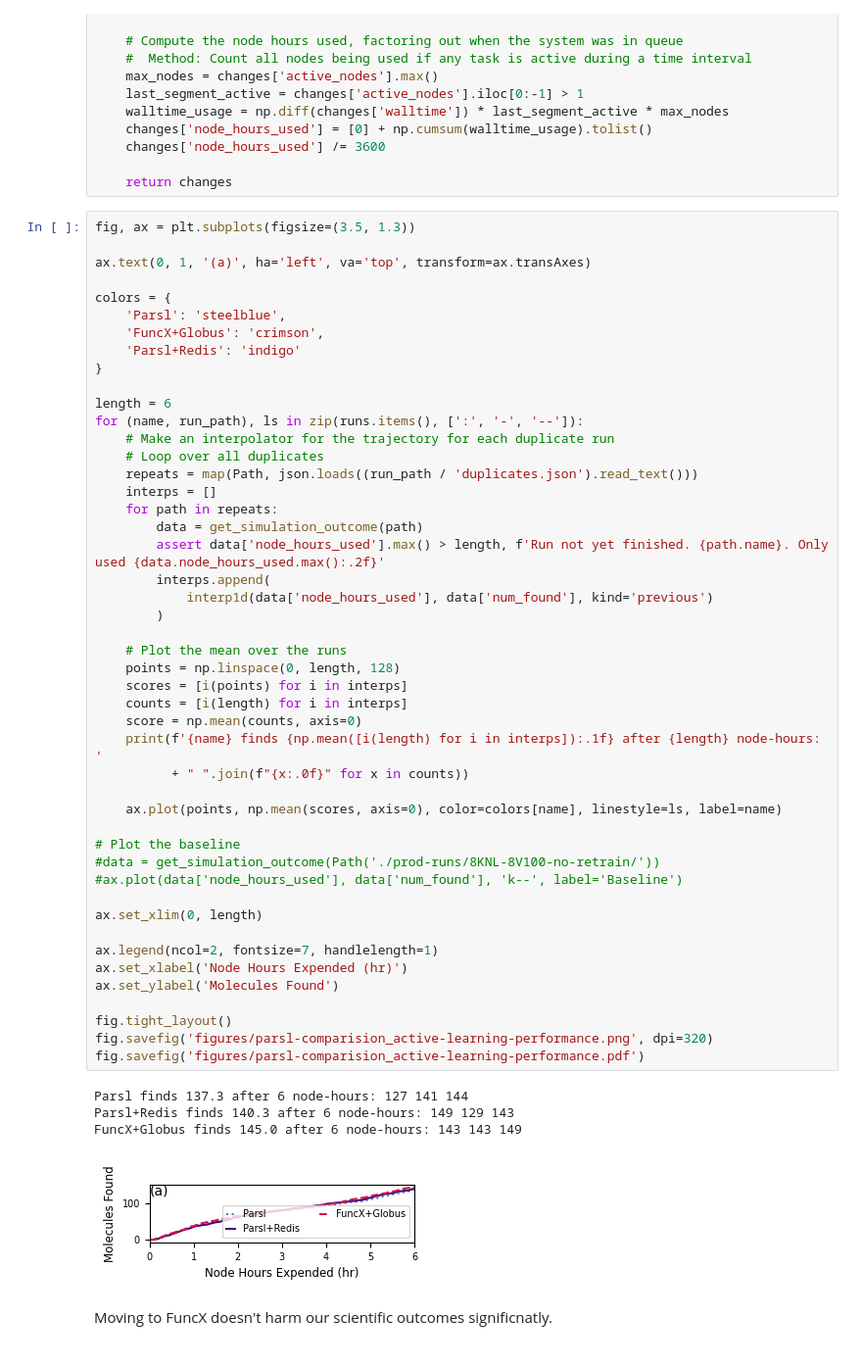
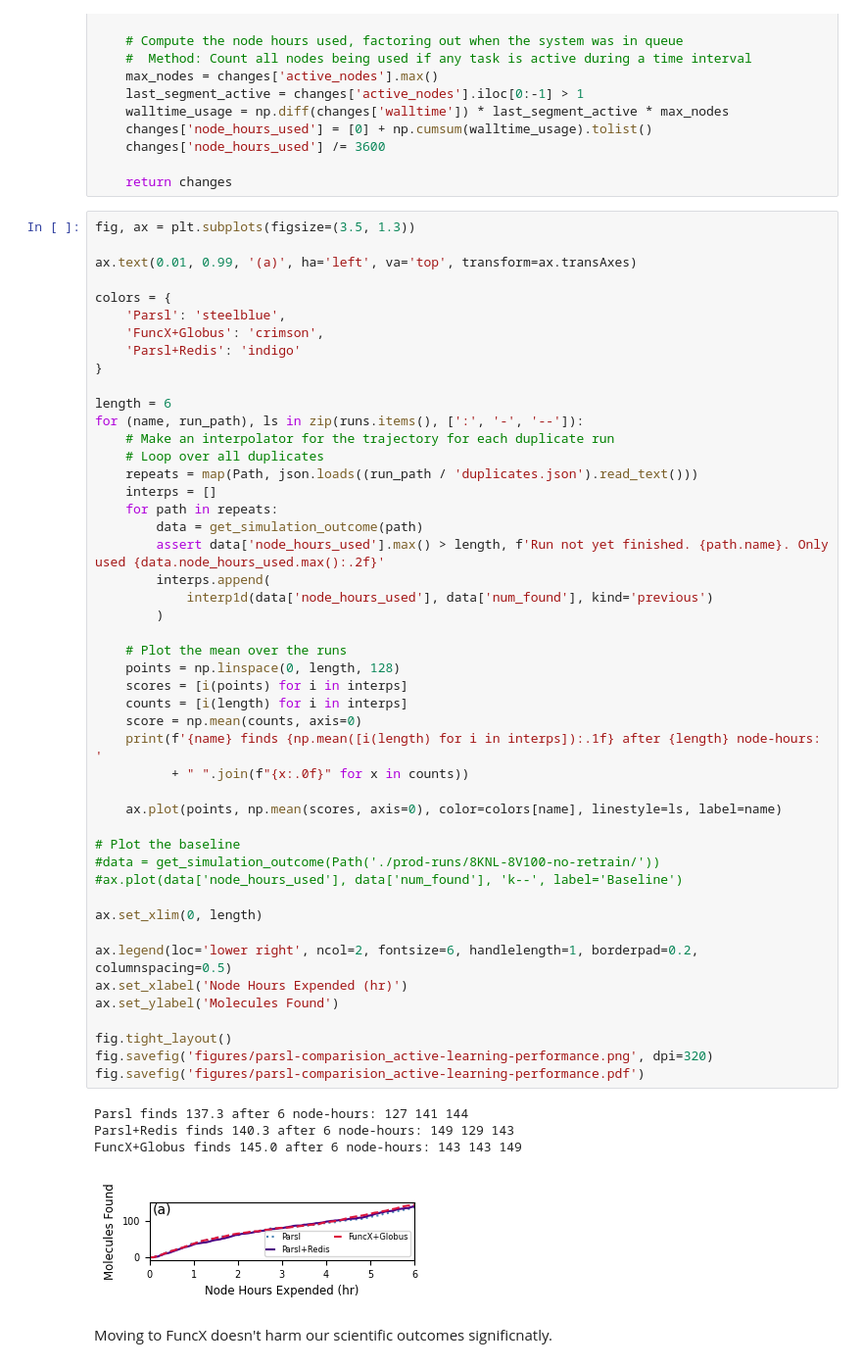
Before and after one commit to exalearn/multi-site-campaigns, a Jupyter notebook: molecular-design/notebooks/compare-to-parsl.ipynb, the cells around one changed output. Shown at 98% size. Drawn from its saved outputs; the diff is of its cells as text.

```diff
--- a/molecular-design/notebooks/compare-to-parsl.ipynb
+++ b/molecular-design/notebooks/compare-to-parsl.ipynb
@@ -265,7 +265,7 @@ def get_simulation_outcome(path) -> pd.DataFrame:
 # %%
 fig, ax = plt.subplots(figsize=(3.5, 1.3))
 
-ax.text(0, 1, '(a)', ha='left', va='top', transform=ax.transAxes)
+ax.text(0.01, 0.99, '(a)', ha='left', va='top', transform=ax.transAxes)
 
 colors = {
     'Parsl': 'steelblue',
@@ -285,34 +285,34 @@ for (name, run_path), ls in zip(runs.items(), [':', '-', '--']):
         interps.append(
             interp1d(data['node_hours_used'], data['num_found'], kind='previous')
         )
 
     # Plot the mean over the runs
     points = np.linspace(0, length, 128)
     scores = [i(points) for i in interps]
     counts = [i(length) for i in interps]
     score = np.mean(counts, axis=0)
     print(f'{name} finds {np.mean([i(length) for i in interps]):.1f} after {length} node-hours: '
           + " ".join(f"{x:.0f}" for x in counts))
 
     ax.plot(points, np.mean(scores, axis=0), color=colors[name], linestyle=ls, label=name)
 
 # Plot the baseline
 #data = get_simulation_outcome(Path('./prod-runs/8KNL-8V100-no-retrain/'))
 #ax.plot(data['node_hours_used'], data['num_found'], 'k--', label='Baseline')
 
 ax.set_xlim(0, length)
 
-ax.legend(ncol=2, fontsize=7, handlelength=1)
+ax.legend(loc='lower right', ncol=2, fontsize=6, handlelength=1, borderpad=0.2, columnspacing=0.5)
 ax.set_xlabel('Node Hours Expended (hr)')
 ax.set_ylabel('Molecules Found')
 
 fig.tight_layout()
 fig.savefig('figures/parsl-comparision_active-learning-performance.png', dpi=320)
 fig.savefig('figures/parsl-comparision_active-learning-performance.pdf')
 # %% [output]
 Parsl finds 137.3 after 6 node-hours: 127 141 144
 Parsl+Redis finds 140.3 after 6 node-hours: 149 129 143
 FuncX+Globus finds 145.0 after 6 node-hours: 143 143 149
-[figure, old version]
+[figure, new version]
 # %% [markdown]
 Moving to FuncX doesn't harm our scientific outcomes significnatly.
```
Also changed, not shown: parts of 1 cell of this notebook, 6 other files.
